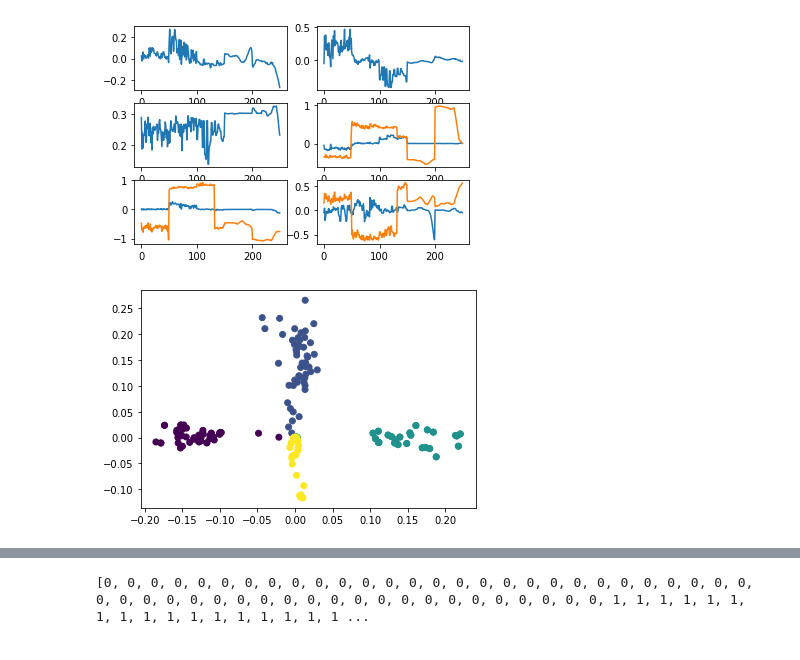
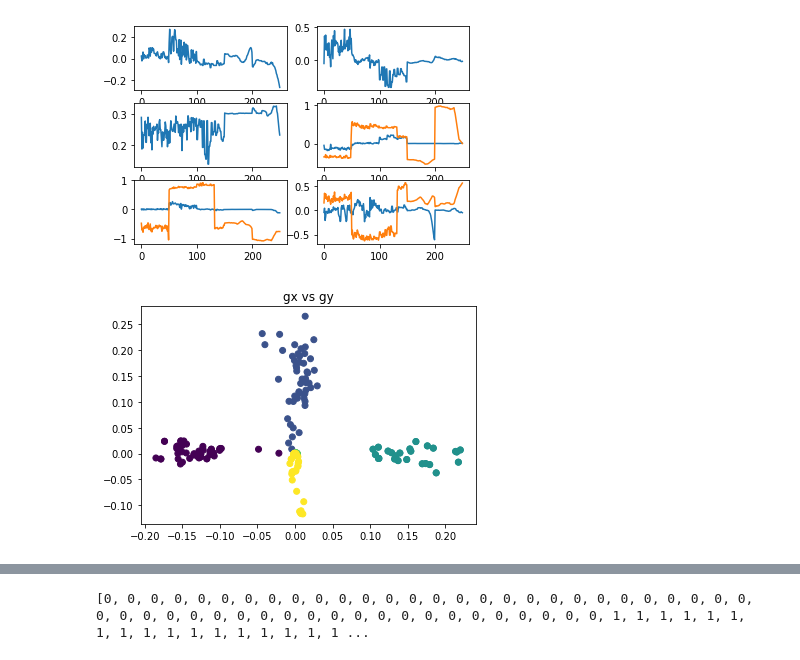
Before and after one commit to angie102001/IABO, a Jupyter notebook: ENTRENAMIENTO_INCLINACION.ipynb, the cells around one changed output, grey strips where cells are left out. Drawn from its saved outputs; the diff is of its cells as text; code cells hidden in the pictures.

```diff
--- a/ENTRENAMIENTO_INCLINACION.ipynb
+++ b/ENTRENAMIENTO_INCLINACION.ipynb
@@ -94,25 +94,106 @@ plt.plot(mz)
 # %%
 #plt.scatter(gx[0:50],gy[0:50],label = "DERECHA",color ="red")
 #plt.scatter(gx[50:100],gy[50:100], label ="ABAJO", color = "blue")
 #plt.scatter(gx[100:150],gy[100:150],label ="IZQUIERDA", color ="green")
 #plt.scatter(gx[150:200],gy[150:200],label ="ESTABLE", color = "black")
 #plt.scatter(gx[200:250],gy[200:250], label = "ARRIBA", color ="yellow")
 #plt.legend()
 def convertir_a_numero(dato):
   if dato == "DERECHA":
     return 0
   elif dato == "ABAJO":
     return 1
   elif dato == "IZQUIERDO":
     return 2
   elif dato == "ESTABLE":
     return 3
   else:
     return 4
 
 
 claseNum = [convertir_a_numero(dato) for dato in clase ]
 plt.scatter(gx,gy,c=claseNum)
+plt.title("gx vs gy")
 plt.show()
+claseNum = [convertir_a_numero(dato) for dato in clase ]
+plt.scatter(gx,gz,c=claseNum)
+plt.title("gx vs gz")
+plt.show()
+claseNum = [convertir_a_numero(dato) for dato in clase ]
+plt.scatter(gx,ax,c=claseNum)
+plt.title("gx vs ax")
+plt.show()
+claseNum = [convertir_a_numero(dato) for dato in clase ]
+plt.scatter(gx,ay,c=claseNum)
+plt.title("gx vs ay")
+plt.show()
+claseNum = [convertir_a_numero(dato) for dato in clase ]
+plt.scatter(gx,az,c=claseNum)
+plt.title("gx vs az")
+plt.show()
+claseNum = [convertir_a_numero(dato) for dato in clase ]
+plt.scatter(gx,mx,c=claseNum)
+plt.title("gx vs mx")
+plt.show()
+claseNum = [convertir_a_numero(dato) for dato in clase ]
+plt.scatter(gx,my,c=claseNum)
+plt.title("gx vs my")
+plt.show()
+claseNum = [convertir_a_numero(dato) for dato in clase ]
+plt.scatter(gx,mz,c=claseNum)
+plt.title("gx vs mz")
+plt.show()
+claseNum = [convertir_a_numero(dato) for dato in clase ]
+plt.scatter(gy,gz,c=claseNum)
+plt.title("gy vs gz")
+plt.show()
+claseNum = [convertir_a_numero(dato) for dato in clase ]
+plt.scatter(gy,ax,c=claseNum)
+plt.title("gy vs ax")
+plt.show()
+claseNum = [convertir_a_numero(dato) for dato in clase ]
+plt.scatter(gy,ay,c=claseNum)
+plt.title("gy vs ay")
+plt.show()
+claseNum = [convertir_a_numero(dato) for dato in clase ]
+plt.scatter(gy,az,c=claseNum)
+plt.title("gy vs az")
+plt.show()
+claseNum = [convertir_a_numero(dato) for dato in clase ]
+plt.scatter(gy,mx,c=claseNum)
+plt.title("gy vs mx")
+plt.show()
+claseNum = [convertir_a_numero(dato) for dato in clase ]
+plt.scatter(gy,my,c=claseNum)
+plt.title("gy vs my")
+plt.show()
+claseNum = [convertir_a_numero(dato) for dato in clase ]
+plt.scatter(gy,mz,c=claseNum)
+plt.title("gy vs mz")
+plt.show()
+claseNum = [convertir_a_numero(dato) for dato in clase ]
+plt.scatter(gz,ax,c=claseNum)
+plt.title("gz vs ax")
+plt.show()
+claseNum = [convertir_a_numero(dato) for dato in clase ]
+plt.scatter(gz,ay,c=claseNum)
+plt.title("gz vs ay")
+plt.show()
+claseNum = [convertir_a_numero(dato) for dato in clase ]
+plt.scatter(gz,az,c=claseNum)
+plt.title("gz vs az")
+plt.show()
+claseNum = [convertir_a_numero(dato) for dato in clase ]
+plt.scatter(gz,mx,c=claseNum)
+plt.title("gz vs mx")
+plt.show()
+claseNum = [convertir_a_numero(dato) for dato in clase ]
+plt.scatter(gz,my,c=claseNum)
+plt.title("gz vs my")
+plt.show()
+claseNum = [convertir_a_numero(dato) for dato in clase ]
+plt.scatter(gz,mz,c=claseNum)
+plt.title("gz vs mz")
+plt.show()
 # %% [output]
-[figure, old version]
+[figure, new version]
```
Also changed, not shown: parts of 4 cells of this notebook.
